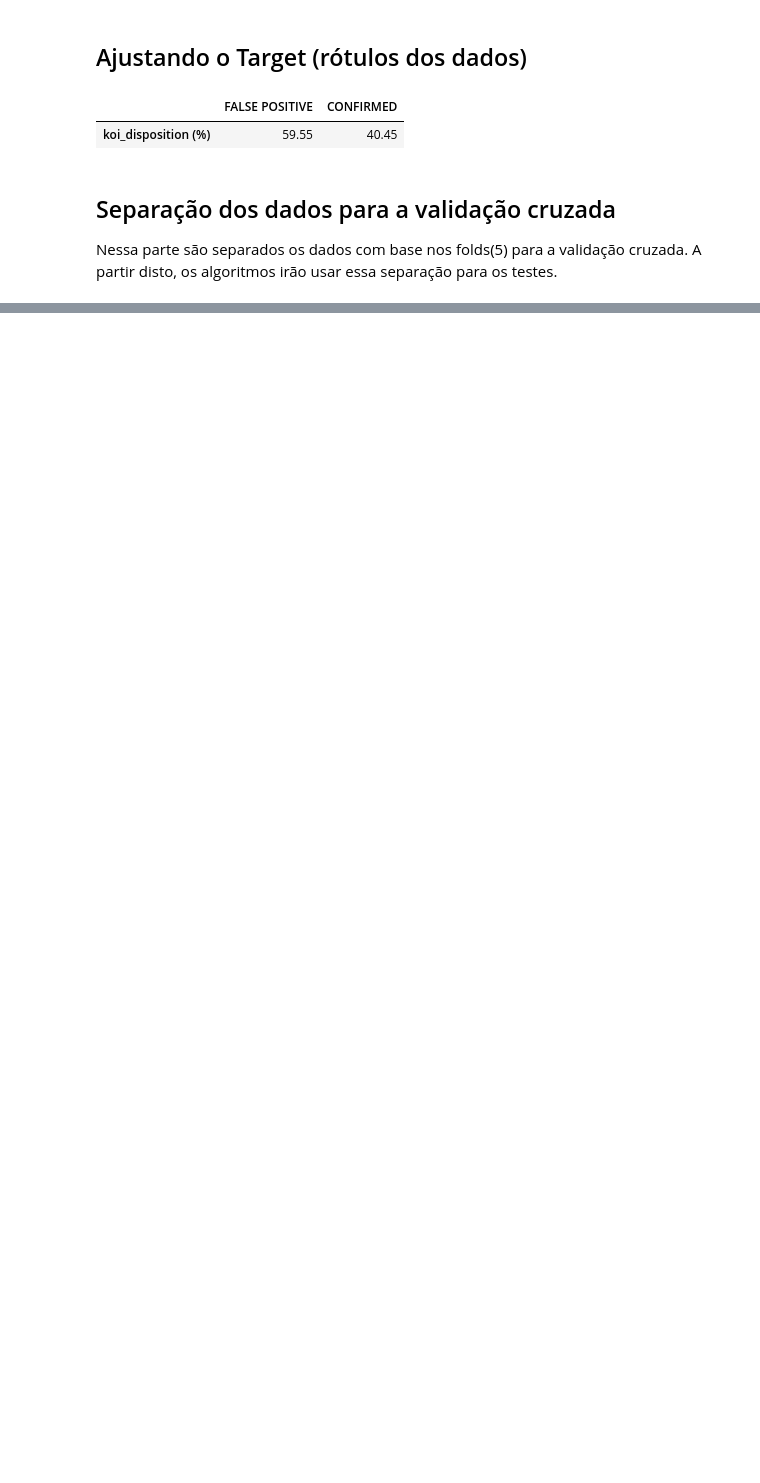
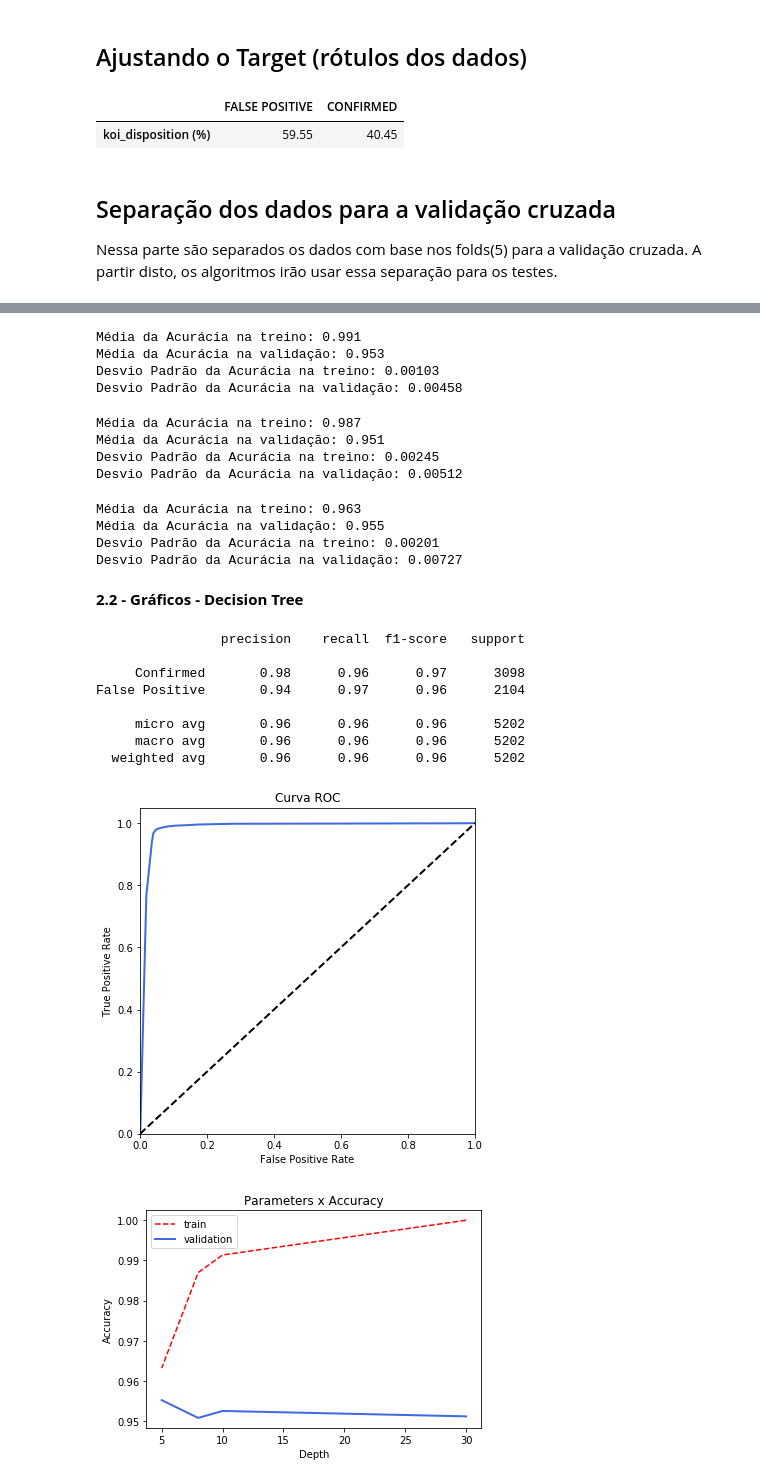
Before and after one commit to danielkansaon/MachineLearning, a Jupyter notebook: TP1/tp1.ipynb, the cells around one changed output, grey strips where cells are left out. Saved outputs shown, nothing was run; the diff lists cells and outputs as text; code cells hidden in the pictures; blank space fills up the shorter version.

```diff
--- a/TP1/tp1.ipynb
+++ b/TP1/tp1.ipynb
@@ -234,0 +235,7 @@ Desvio Padrão da Acurácia na validação: 0.0131
+# %%
+v_decision_acc_train = []
+v_decision_acc_test = []
+
+clf, acc_train, acc_test = calc_decision_tree(30)
+v_decision_acc_train.append(acc_train)
+v_decision_acc_test.append(acc_test)
@@ -234,0 +247,43 @@ Desvio Padrão da Acurácia na validação: 0.0131
+# %%
+clf, acc_train, acc_test = calc_decision_tree(10)
+v_decision_acc_train.append(acc_train)
+v_decision_acc_test.append(acc_test)
+# %% [output]
+Média da Acurácia na treino: 0.991
+Média da Acurácia na validação: 0.953
+Desvio Padrão da Acurácia na treino: 0.00103
+Desvio Padrão da Acurácia na validação: 0.00458
+# %%
+clf, acc_train, acc_test = calc_decision_tree(8)
+v_decision_acc_train.append(acc_train)
+v_decision_acc_test.append(acc_test)
+# %% [output]
+Média da Acurácia na treino: 0.987
+Média da Acurácia na validação: 0.951
+Desvio Padrão da Acurácia na treino: 0.00245
+Desvio Padrão da Acurácia na validação: 0.00512
+# %%
+clf, acc_train, acc_test = calc_decision_tree(5)
+v_decision_acc_train.append(acc_train)
+v_decision_acc_test.append(acc_test)
+# %% [output]
+Média da Acurácia na treino: 0.963
+Média da Acurácia na validação: 0.955
+Desvio Padrão da Acurácia na treino: 0.00201
+Desvio Padrão da Acurácia na validação: 0.00727
+# %% [markdown]
+**2.2 - Gráficos - Decision Tree**
+# %%
+show_results(clf)
+plot_accuracyXparams([30, 10, 8, 5], v_decision_acc_train, v_decision_acc_test, "Depth")
+# %% [output]
+                precision    recall  f1-score   support
+
+     Confirmed       0.98      0.96      0.97      3098
+False Positive       0.94      0.97      0.96      2104
+
+     micro avg       0.96      0.96      0.96      5202
+     macro avg       0.96      0.96      0.96      5202
+  weighted avg       0.96      0.96      0.96      5202
+[figure, added]
+[figure, added]
```
Also changed, not shown: parts of 72 cells of this notebook.
